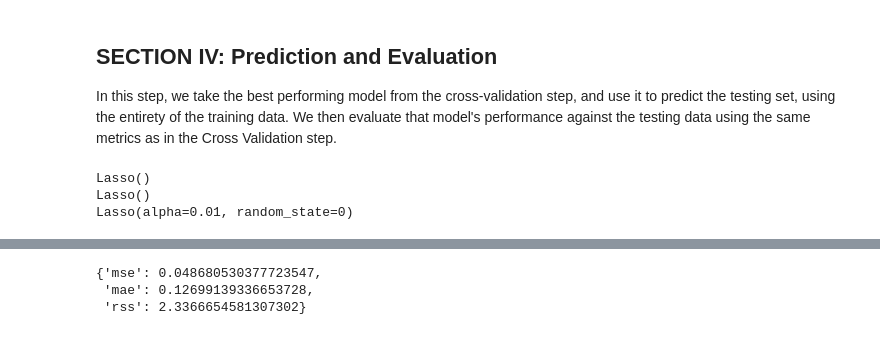
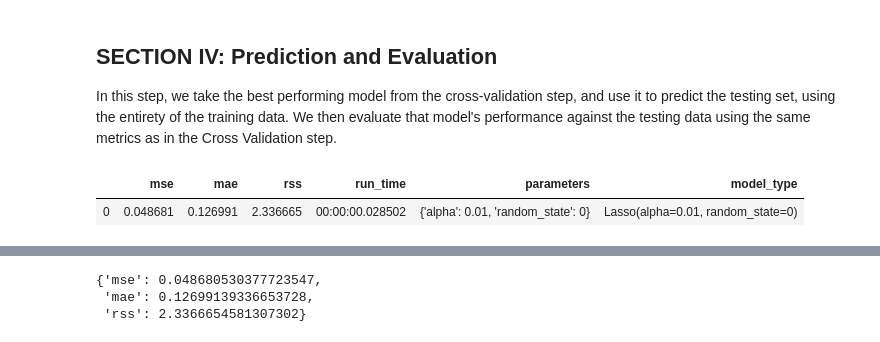
Before and after one commit to christi-liongson/covid_decarceration, a Jupyter notebook: analysis/prison_data_processing.ipynb, the cells around one changed output, grey strips where cells are left out. Saved outputs shown, nothing was run; the diff lists cells and outputs as text; code cells hidden in the pictures.

```diff
--- a/analysis/prison_data_processing.ipynb
+++ b/analysis/prison_data_processing.ipynb
@@ -661,22 +661,9 @@ plotting.graph_cv_scores(total_cv_df, accuracy_metrics, 'model_type', 'Accuracy
 ## SECTION IV: Prediction and Evaluation
 
 In this step, we take the best performing model from the cross-validation step, and use it to predict the testing set, using the entirety of the training data. We then evaluate that model's performance against the testing data using the same metrics as in the Cross Validation step.
-# %%
-train, test = pha.timesplit_data()
-X_train, y_train, X_test, y_test = pha.normalize_prep_eval_data(train, test, 'total')
-# model = MODELS[best_models['total']['model_type']]
-# best_params = best_models['total']['params']
-model = linear_model.Lasso()
-print(model)
-best_params = {'alpha': 0.01, 'random_state': 0}
-print(model)
-# print(X_train)
-model.set_params(**best_params)
-print(model)
-total_features = FEATURES['total'] + states
-model.fit(X_train.loc[:, total_features].values, y_train)
-y_hat = model.predict(X_test.loc[:, total_features].values)
-# %% [output]
-Lasso()
-Lasso()
-Lasso(alpha=0.01, random_state=0)
+# %%
+## Predicting and evaluating best model and selected feature set on test data set
+pha.predict_and_evaluate(train, test, 'total', best_models, features=FEATURES, target=TARGET)
+# %% [output]
+|  | mse | mae | rss | run_time | parameters | model_type |
+| 0 | 0.048681 | 0.126991 | 2.336665 | 00:00:00.028502 | {'alpha': 0.01, 'random_state': 0} | Lasso(alpha=0.01, random_state=0) |
```
Also changed, not shown: parts of 5 cells of this notebook, 1 other file.
